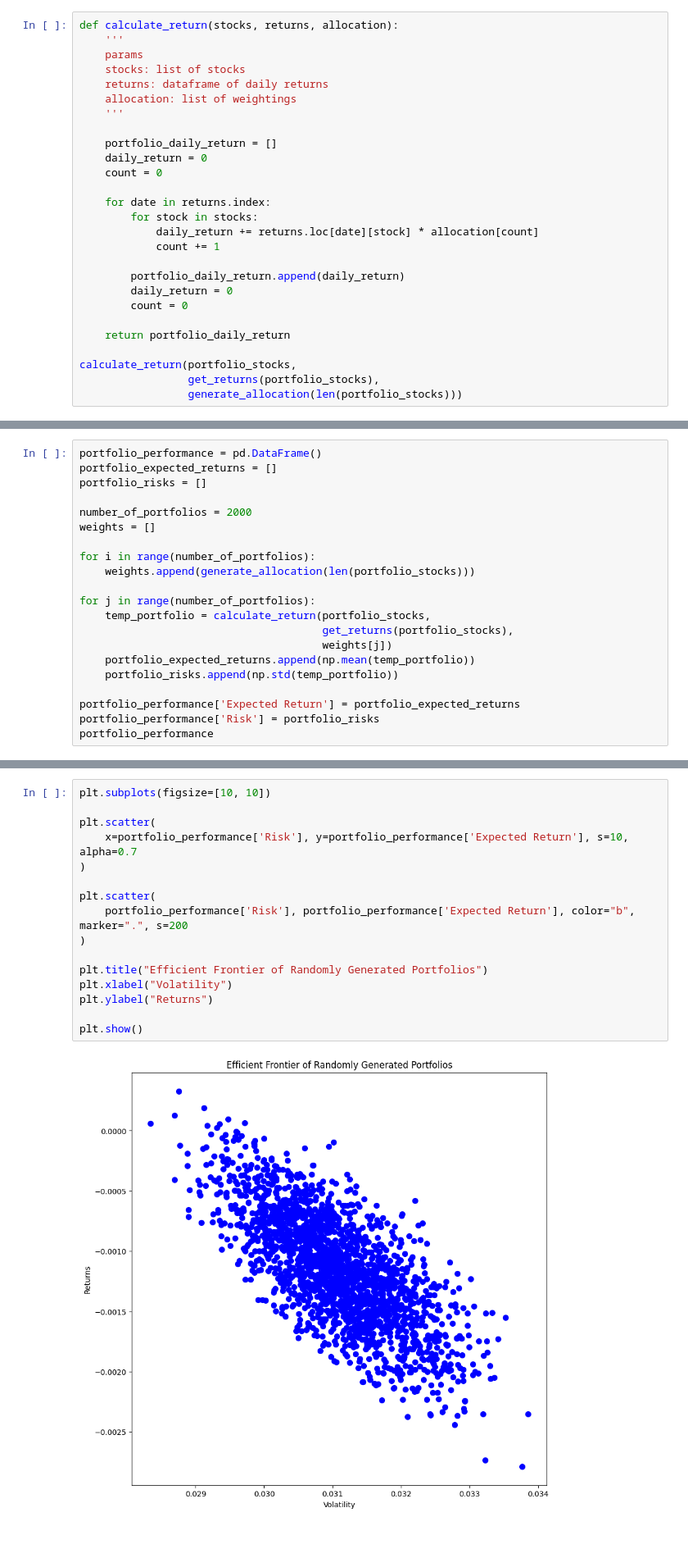
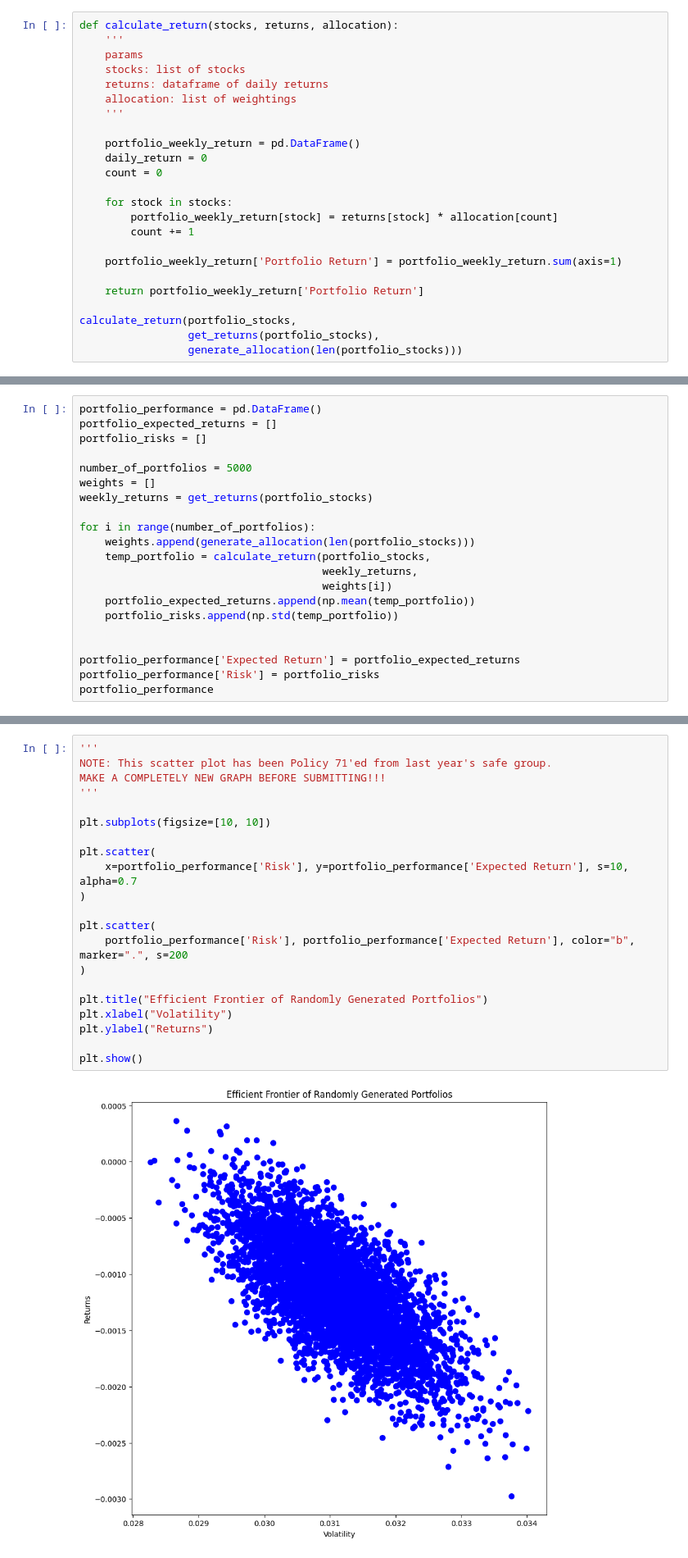
Before and after one commit to lesterholsterr/python-roboadvisor, a Jupyter notebook: Team_14_Assignment.ipynb, the cells around one changed output, grey strips where cells are left out. Shown at 82% size. Cells and saved outputs as stored; diff of their text form.

```diff
--- a/Team_14_Assignment.ipynb
+++ b/Team_14_Assignment.ipynb
@@ -183,20 +183,17 @@ def calculate_return(stocks, returns, allocation):
     allocation: list of weightings
     '''
 
-    portfolio_daily_return = []
+    portfolio_weekly_return = pd.DataFrame()
     daily_return = 0
     count = 0
 
-    for date in returns.index:
-        for stock in stocks:
-            daily_return += returns.loc[date][stock] * allocation[count]
-            count += 1
+    for stock in stocks:
+        portfolio_weekly_return[stock] = returns[stock] * allocation[count]
+        count += 1
 
-        portfolio_daily_return.append(daily_return)
-        daily_return = 0
-        count = 0
+    portfolio_weekly_return['Portfolio Return'] = portfolio_weekly_return.sum(axis=1)
 
-    return portfolio_daily_return
+    return portfolio_weekly_return['Portfolio Return']
 
 calculate_return(portfolio_stocks,
                  get_returns(portfolio_stocks),
@@ -224,18 +221,18 @@ portfolio_performance = pd.DataFrame()
 portfolio_expected_returns = []
 portfolio_risks = []
 
-number_of_portfolios = 2000
+number_of_portfolios = 5000
 weights = []
+weekly_returns = get_returns(portfolio_stocks)
 
 for i in range(number_of_portfolios):
     weights.append(generate_allocation(len(portfolio_stocks)))
-
-for j in range(number_of_portfolios):
     temp_portfolio = calculate_return(portfolio_stocks,
-                                      get_returns(portfolio_stocks),
-                                      weights[j])
+                                      weekly_returns,
+                                      weights[i])
     portfolio_expected_returns.append(np.mean(temp_portfolio))
     portfolio_risks.append(np.std(temp_portfolio))
+
 
 portfolio_performance['Expected Return'] = portfolio_expected_returns
 portfolio_performance['Risk'] = portfolio_risks
@@ -279,21 +276,26 @@ least_risky_portfolio
 # %%
+'''
+NOTE: This scatter plot has been Policy 71'ed from last year's safe group.
+MAKE A COMPLETELY NEW GRAPH BEFORE SUBMITTING!!!
+'''
+
 plt.subplots(figsize=[10, 10])
 
 plt.scatter(
     x=portfolio_performance['Risk'], y=portfolio_performance['Expected Return'], s=10, alpha=0.7
 )
 
 plt.scatter(
     portfolio_performance['Risk'], portfolio_performance['Expected Return'], color="b", marker=".", s=200
 )
 
 plt.title("Efficient Frontier of Randomly Generated Portfolios")
 plt.xlabel("Volatility")
 plt.ylabel("Returns")
 
 plt.show()
 # %% [output]
-[figure, old version]
+[figure, new version]
 # %%
 # Write to CSV
 
```
Also changed, not shown: parts of 6 cells of this notebook.
